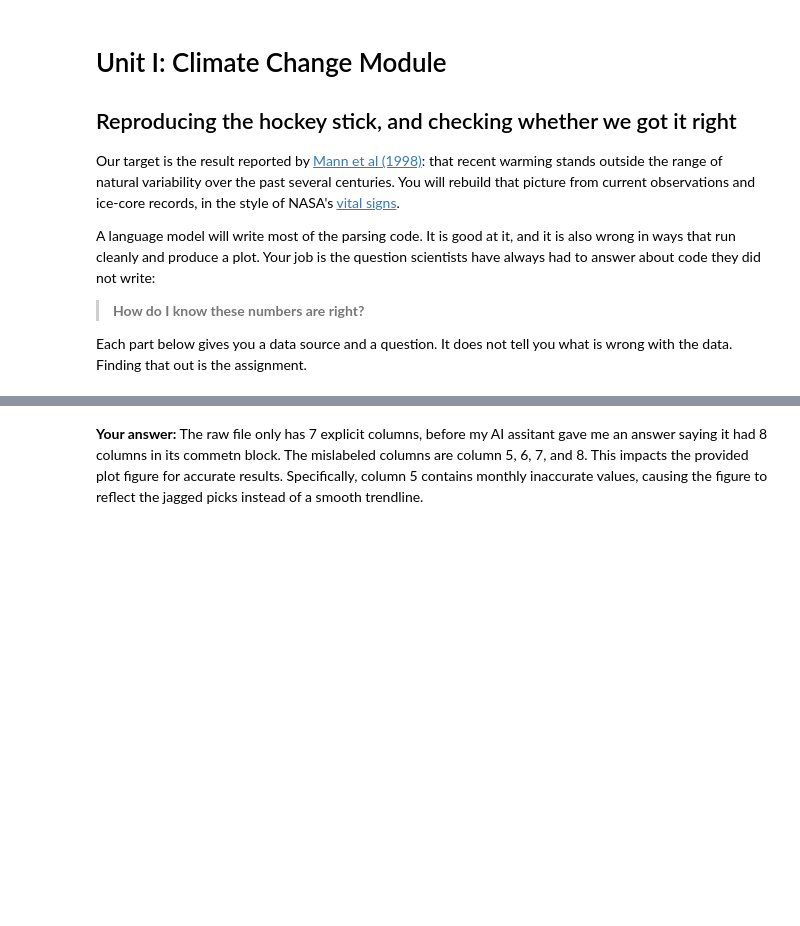
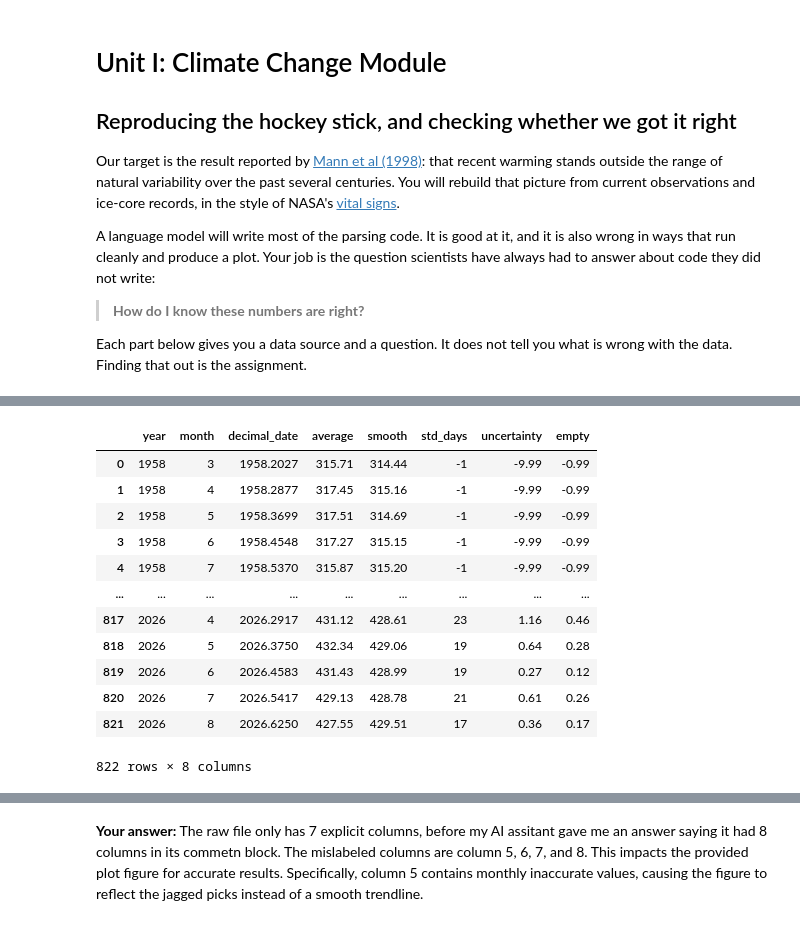
Before and after one commit to reyannaortega1-png/climate-module-reyannaortega1, a Jupyter notebook: climate.ipynb, the cells around one changed output, grey strips where cells are left out. Drawn from its saved outputs; the diff is of its cells as text; code cells hidden in the pictures; blank space fills up the shorter version.

```diff
--- a/climate.ipynb
+++ b/climate.ipynb
@@ -32,12 +26,25 @@ Error:
 # %%
-columns = ['year', 'month', 'decimal_date', 'average', 'deseasonalized',
-           'ndays', 'stdev', 'unc']
+columns = ['year', 'month', 'decimal_date', 'average', 'smooth', 'std_days', 'uncertainty', 'empty']
 df = pd.read_csv("https://gml.noaa.gov/webdata/ccgg/trends/co2/co2_mm_mlo.txt",
-                  sep = r'\s+',
-                  comment = '#',
-                  header = None,
-                  names = columns
-                  )
+                    sep = '\s+',
+                    comment = '#',
+                    header = None,
+                    names = columns
+                    )
 df
+# %% [output]
+|  | year | month | decimal_date | average | smooth | std_days | uncertainty | empty |
+| 0 | 1958 | 3 | 1958.2027 | 315.71 | 314.44 | -1 | -9.99 | -0.99 |
+| 1 | 1958 | 4 | 1958.2877 | 317.45 | 315.16 | -1 | -9.99 | -0.99 |
+| 2 | 1958 | 5 | 1958.3699 | 317.51 | 314.69 | -1 | -9.99 | -0.99 |
+| 3 | 1958 | 6 | 1958.4548 | 317.27 | 315.15 | -1 | -9.99 | -0.99 |
+| 4 | 1958 | 7 | 1958.5370 | 315.87 | 315.20 | -1 | -9.99 | -0.99 |
+| ... | ... | ... | ... | ... | ... | ... | ... | ... |
+| 817 | 2026 | 4 | 2026.2917 | 431.12 | 428.61 | 23 | 1.16 | 0.46 |
+| 818 | 2026 | 5 | 2026.3750 | 432.34 | 429.06 | 19 | 0.64 | 0.28 |
+| 819 | 2026 | 6 | 2026.4583 | 431.43 | 428.99 | 19 | 0.27 | 0.12 |
+| 820 | 2026 | 7 | 2026.5417 | 429.13 | 428.78 | 21 | 0.61 | 0.26 |
+| 821 | 2026 | 8 | 2026.6250 | 427.55 | 429.51 | 17 | 0.36 | 0.17 |
+822 rows × 8 columns
 # %%
 ggplot(df, aes(x="decimal_date", y="average")) + geom_line()
```
Also changed, not shown: parts of 27 cells of this notebook.
